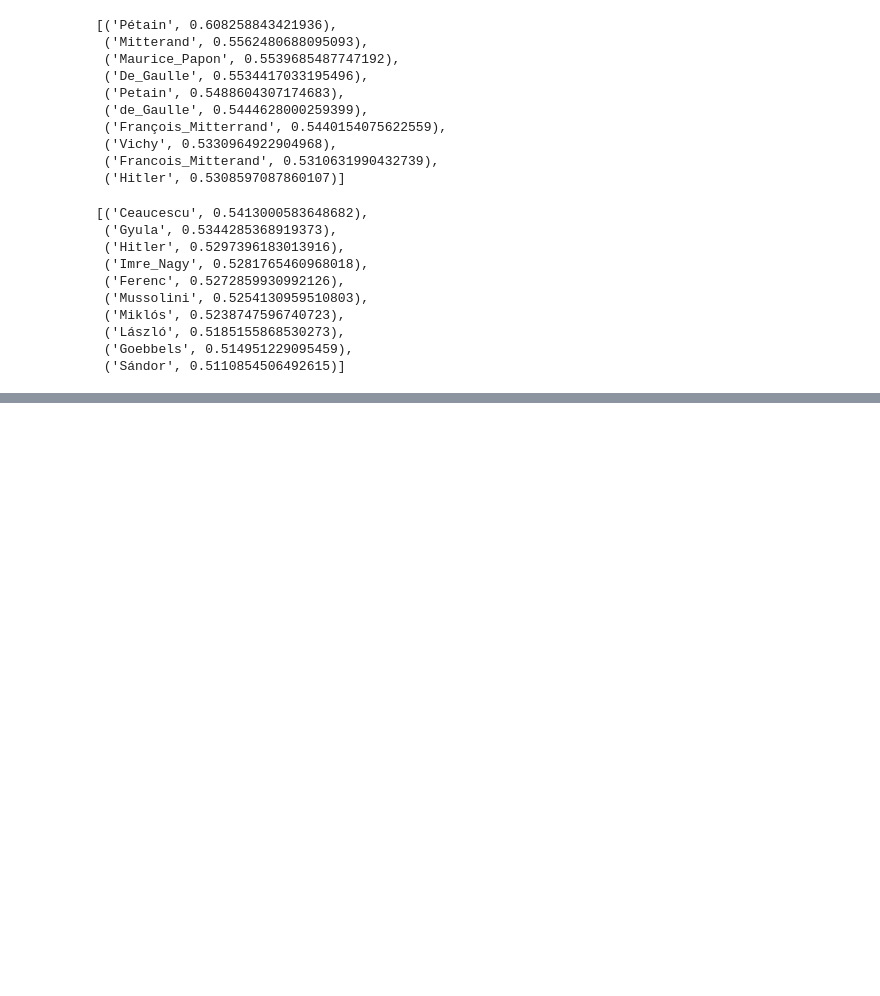
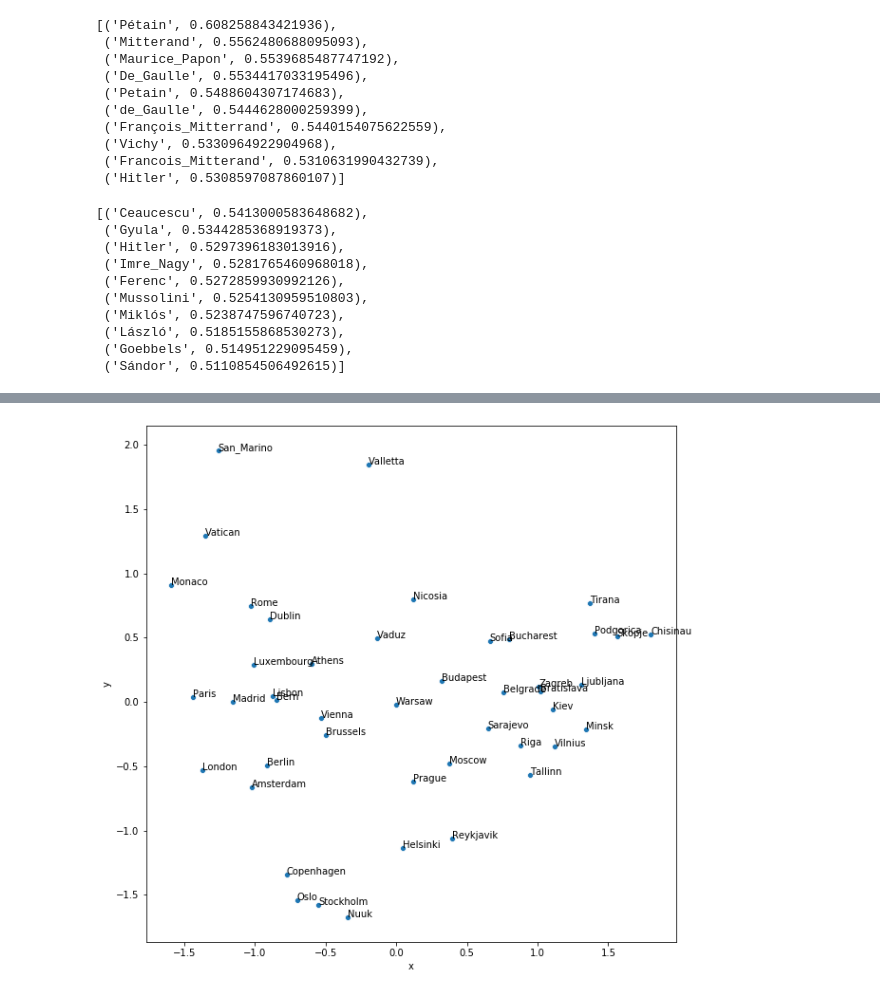
Before and after one commit to MatePocs/lovecraft, a Jupyter notebook: nn_nlp_analysis.ipynb, the cells around one changed output, grey strips where cells are left out. Saved outputs shown, nothing was run; the diff lists cells and outputs as text; code cells hidden in the pictures; blank space fills up the shorter version.

```diff
--- a/nn_nlp_analysis.ipynb
+++ b/nn_nlp_analysis.ipynb
@@ -178,0 +197,26 @@ word_vectors.most_similar(positive = ['Hungary', 'Stalin'], negative = ['Russia'
+# %%
+capitals_1 = ['Amsterdam', 'Athens', 'Belgrade', 'Berlin', 'Bern']
+# works quite well with these
+
+capitals_2 = [
+    'Amsterdam', 'Athens', 'Belgrade', 'Berlin', 'Bern',
+    'Bratislava', 'Brussels', 'Bucharest', 'Budapest', 'Chisinau', 'Copenhagen',
+    'Dublin', 'Helsinki', 'Kiev', 'Lisbon', 'Ljubljana', 'London', 'Luxembourg',
+    'Madrid', 'Minsk', 'Monaco', 'Moscow', 'Nicosia', 'Nuuk', 'Oslo', 'Paris',
+    'Podgorica', 'Prague', 'Reykjavik', 'Riga', 'Rome', 'San_Marino', 'Sarajevo',
+    'Skopje', 'Sofia', 'Stockholm', 'Tallinn', 'Tirana', 'Vaduz', 'Valletta',
+    'Vatican', 'Vienna', 'Vilnius', 'Warsaw', 'Zagreb']
+
+nope = ['Andorra_la_Vella']
+# %%
+capital_plus_coordinates = []
+
+for capital in capitals_2:
+
+    current_row = []
+    current_row.append(capital)
+    current_row.extend(word_vectors[capital])
+
+    capital_plus_coordinates.append(current_row)
+
+capital_plus_coordinates = pd.DataFrame(capital_plus_coordinates)
@@ -178,0 +244,17 @@ word_vectors.most_similar(positive = ['Hungary', 'Stalin'], negative = ['Russia'
+# %%
+coordinates_2d = pca.fit_transform(capital_plus_coordinates.iloc[:,1:300])
+
+coordinates_2d = pd.DataFrame(coordinates_2d, columns=["x", "y"])
+# %%
+coordinates_2d['city'] = capital_plus_coordinates.iloc[:,0]
+# %%
+plt.figure(figsize = (10,10))
+
+p1=sns.scatterplot(
+    data=coordinates_2d, x="x", y="y")
+
+# add annotations one by one with a loop
+for line in range(0,coordinates_2d.shape[0]):
+     p1.text(coordinates_2d.x[line], coordinates_2d.y[line], coordinates_2d.city[line])
+# %% [output]
+[figure, added]
```
Also changed, not shown: parts of 31 cells of this notebook.
